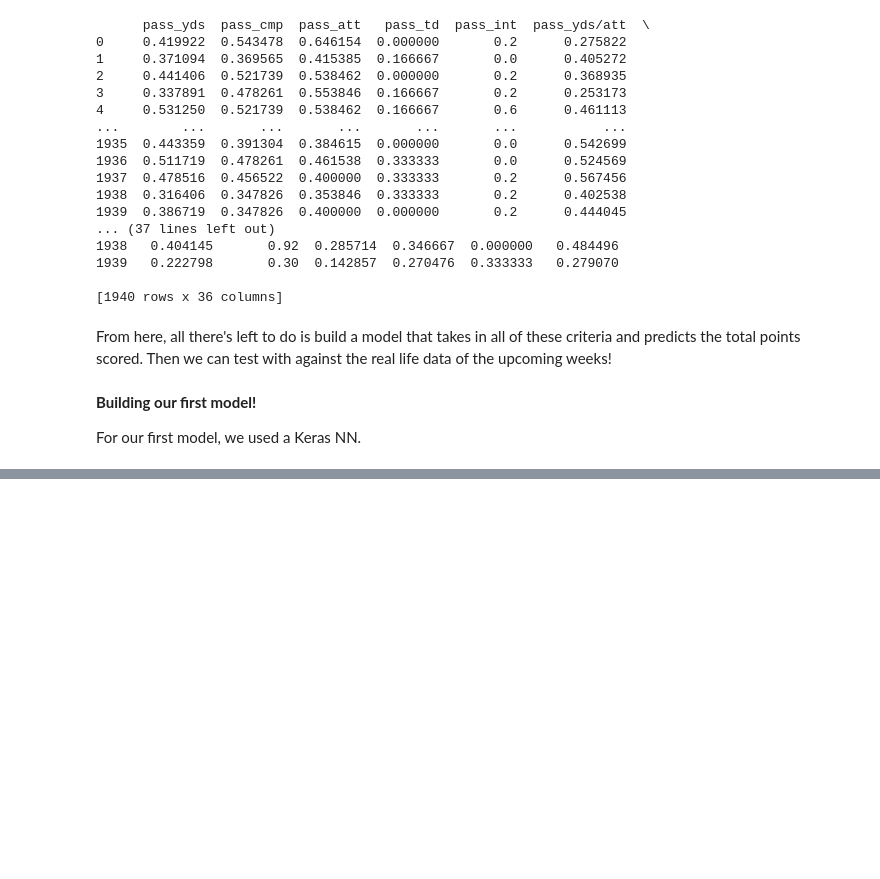
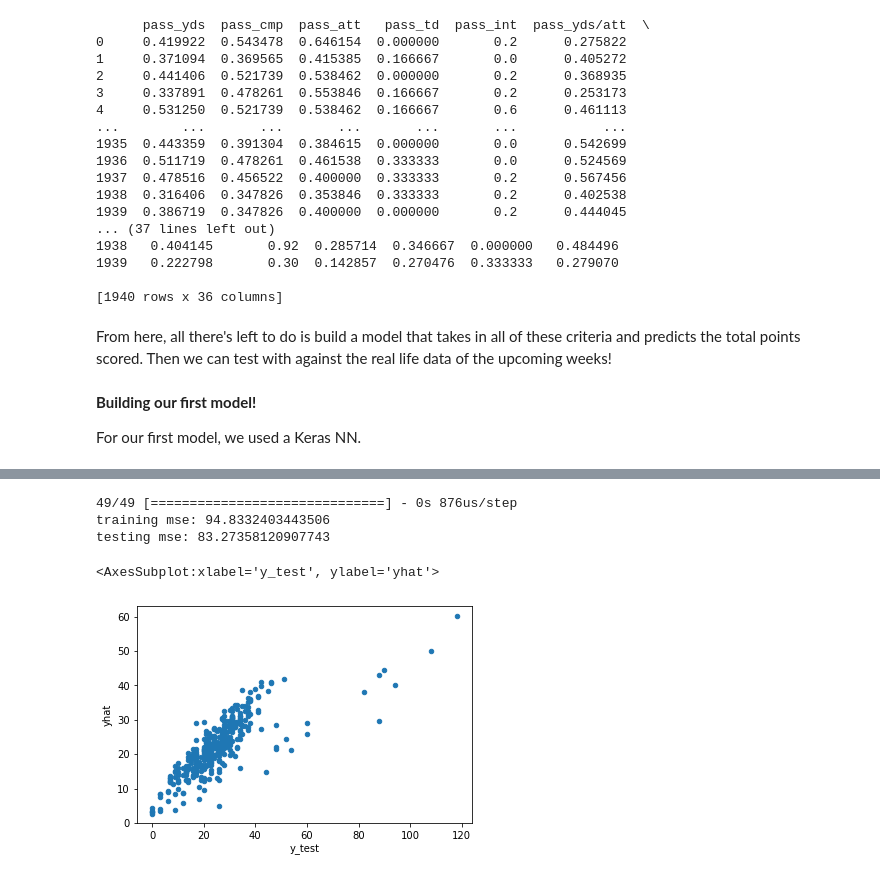
Before and after one commit to thejoshuahernandez/ECS-171-Group-Project, a Jupyter notebook: Predicting NFL Scores.ipynb, the cells around one changed output, grey strips where cells are left out. Saved outputs shown, nothing was run; the diff lists cells and outputs as text; code cells hidden in the pictures; blank space fills up the shorter version.

```diff
--- a/Predicting NFL Scores.ipynb
+++ b/Predicting NFL Scores.ipynb
@@ -266,0 +277,9 @@ testing mse: 81.05319036683561
+# %%
+model2 = Sequential()
+model2.add(Dense(units = 16,activation = 'relu', input_dim= 36))
+model2.add(Dense(units = 16,activation = 'relu'))
+model2.add(Dense(units = 16,activation = 'relu'))
+model2.add(Dense(units = 1,activation = 'relu'))
+model2.compile(optimizer = 'adam', loss = 'mean_absolute_error')
+model2.fit(X_train, y_train, batch_size = 1, epochs = 100)
+yhat2 = model2.predict(X_test)
@@ -266,0 +304,13 @@ testing mse: 81.05319036683561
+# %%
+comp2 = pd.DataFrame(yhat2)
+comp2['y_test'] = y_test.values
+comp2.columns = ['yhat','y_test']
+print("training mse: " + str(mean_squared_error(model2.predict(X_train),y_train)))
+print("testing mse: "  + str(mean_squared_error(yhat,y_test)))
+comp2.plot(x = 'y_test', y = 'yhat',kind="scatter")
+# %% [output]
+49/49 [==============================] - 0s 876us/step
+training mse: 94.8332403443506
+testing mse: 83.27358120907743
+<AxesSubplot:xlabel='y_test', ylabel='yhat'>
+[figure, added]
```
Also changed, not shown: parts of 8 cells of this notebook.
